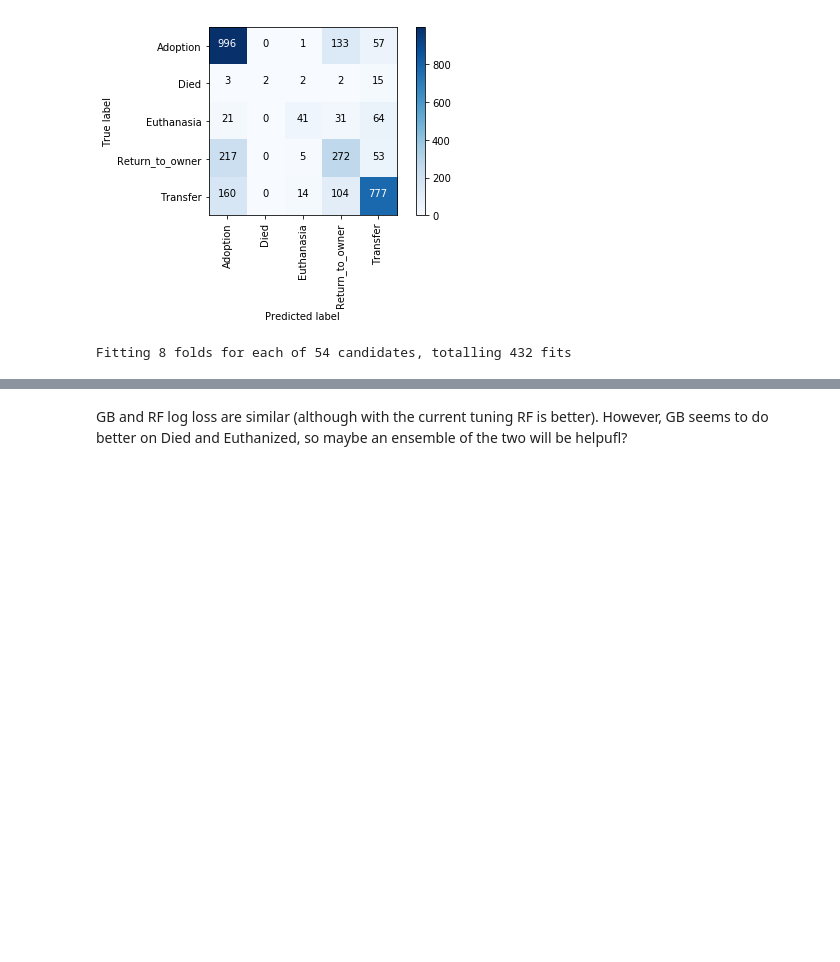
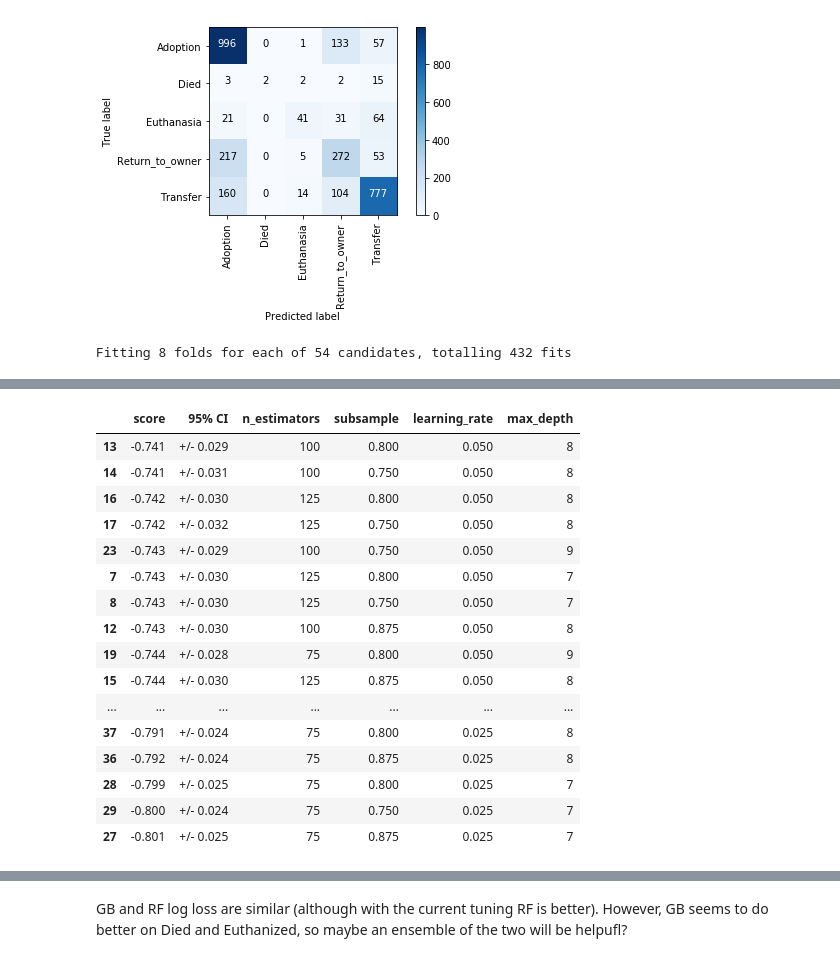
Before and after one commit to mspinelli/animal_shelter, a Jupyter notebook: Classify.ipynb, the cells around one changed output, grey strips where cells are left out. Cells and saved outputs as stored; diff of their text form; code cells hidden in the pictures; blank space fills up the shorter version.

```diff
--- a/Classify.ipynb
+++ b/Classify.ipynb
@@ -558,10 +559,10 @@ Return_to_owner       0.50      0.50      0.50       547
 X = data.iloc[:, 1:]
 t = data.OutcomeType
 
-param = [{'n_estimators': [50, 75, 100],
-          'learning_rate': [0.3, 0.1],
-          'max_depth': [6, 7, 8],
-          'subsample': [.9, 0.875, 0.8]}]
+param = [{'n_estimators': [75, 100, 125],
+          'learning_rate': [0.05, 0.025],
+          'max_depth': [7, 8, 9],
+          'subsample': [0.875, 0.8, 0.75]}]
 
 gb_clf = GradientBoostingClassifier(random_state=8)
 
@@ -576 +579,18 @@ Fitting 8 folds for each of 54 candidates, totalling 432 fits
+|  | score | 95% CI | n_estimators | subsample | learning_rate | max_depth |
+| 13 | -0.741 | +/- 0.029 | 100 | 0.800 | 0.050 | 8 |
+| 14 | -0.741 | +/- 0.031 | 100 | 0.750 | 0.050 | 8 |
+| 16 | -0.742 | +/- 0.030 | 125 | 0.800 | 0.050 | 8 |
+| 17 | -0.742 | +/- 0.032 | 125 | 0.750 | 0.050 | 8 |
+| 23 | -0.743 | +/- 0.029 | 100 | 0.750 | 0.050 | 9 |
+| 7 | -0.743 | +/- 0.030 | 125 | 0.800 | 0.050 | 7 |
+| 8 | -0.743 | +/- 0.030 | 125 | 0.750 | 0.050 | 7 |
+| 12 | -0.743 | +/- 0.030 | 100 | 0.875 | 0.050 | 8 |
+| 19 | -0.744 | +/- 0.028 | 75 | 0.800 | 0.050 | 9 |
+| 15 | -0.744 | +/- 0.030 | 125 | 0.875 | 0.050 | 8 |
+| ... | ... | ... | ... | ... | ... | ... |
+| 37 | -0.791 | +/- 0.024 | 75 | 0.800 | 0.025 | 8 |
+| 36 | -0.792 | +/- 0.024 | 75 | 0.875 | 0.025 | 8 |
+| 28 | -0.799 | +/- 0.025 | 75 | 0.800 | 0.025 | 7 |
+| 29 | -0.800 | +/- 0.024 | 75 | 0.750 | 0.025 | 7 |
+| 27 | -0.801 | +/- 0.025 | 75 | 0.875 | 0.025 | 7 |
 # %%
```
Also changed, not shown: parts of 9 cells of this notebook, 3 other files.
